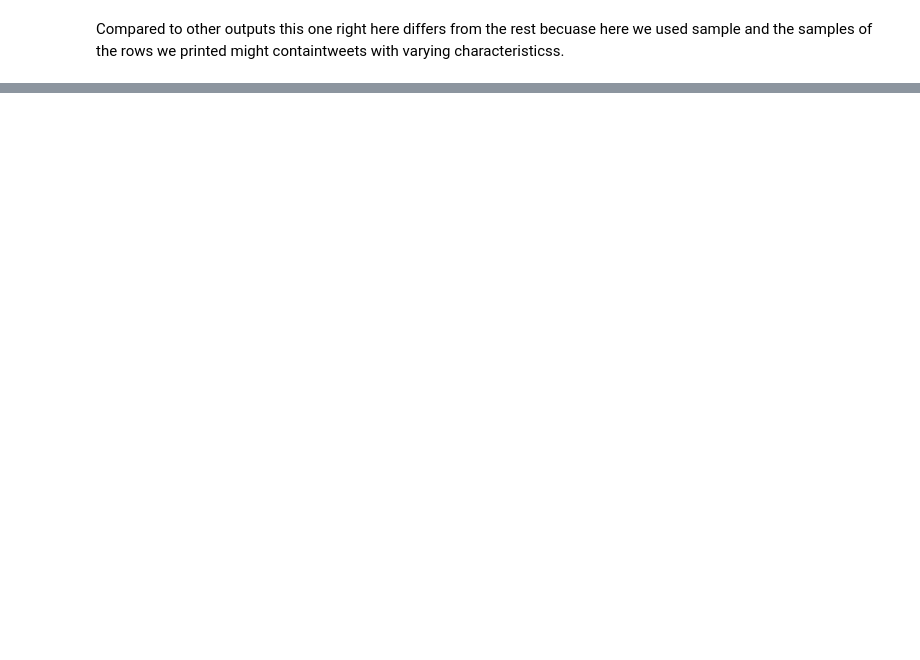
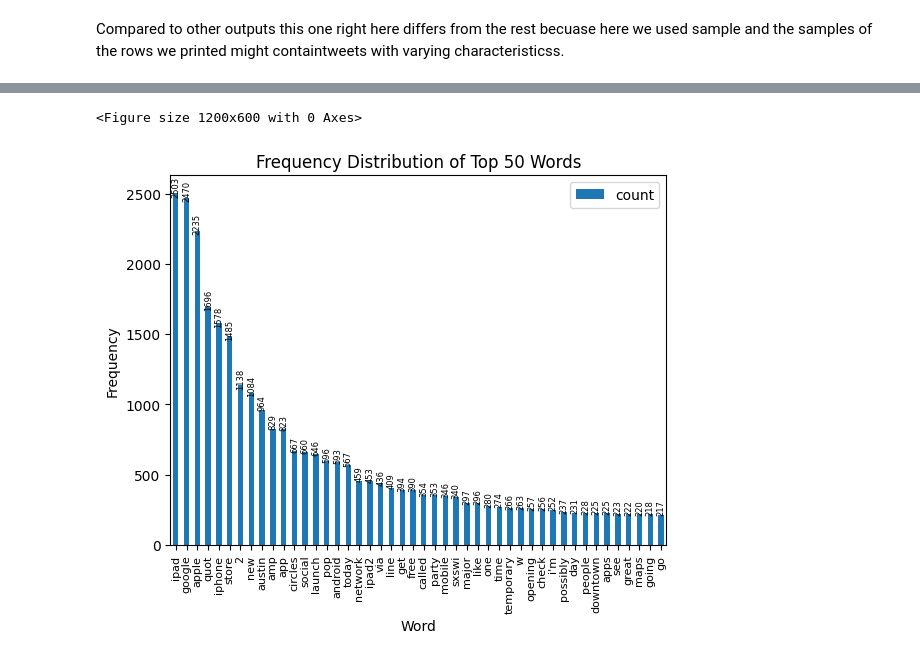
Before and after one commit to Kamaukaguru/NLP-twitter-analysis, a Jupyter notebook: index.ipynb, the cells around one changed output, grey strips where cells are left out. Cells and saved outputs as stored; diff of their text form; code cells hidden in the pictures; blank space fills up the shorter version.

```diff
--- a/index.ipynb
+++ b/index.ipynb
@@ -375,0 +439,40 @@ df1['target_entity'].fillna('Uncategorized', inplace=True)
+# %%
+from collections import Counter
+
+df1['tokenized_tweets'] = df1['tweet'].apply(process_tweet)
+
+all_words = [word for sublist in df1['tokenized_tweets'] for word in sublist]
+
+# Calculate word frequencies
+word_counts = Counter(all_words)
+
+# Convert word counts to a DataFrame
+word_freq_df = pd.DataFrame(word_counts.items(), columns=['word', 'count'])
+
+# Sort by frequency
+word_freq_df = word_freq_df.sort_values(by='count', ascending=False)
+
+
+# Visualize the top 20 words
+plt.figure(figsize=(12, 6))
+ax = word_freq_df[4:50].plot(x='word', y='count', kind='bar')
+
+for p in ax.patches:
+    ax.annotate(str(p.get_height()),
+                (p.get_x() + p.get_width() / 2., p.get_height()),
+                ha='center', va='center',
+                xytext=(0, 5), textcoords='offset points',
+                fontsize=6,  # Adjust font size here
+                rotation=90)  # Adjust rotation here
+
+#word_freq_df[:40].plot(x='word', y='count', kind='bar')
+plt.title('Frequency Distribution of Top 50 Words')
+plt.xlabel('Word')
+plt.ylabel('Frequency')
+plt.xticks(
+    rotation = 90,
+    fontsize = 8)
+plt.show()
+# %% [output]
+<Figure size 1200x600 with 0 Axes>
+[figure, added]
```
Also changed, not shown: parts of 20 cells of this notebook.
